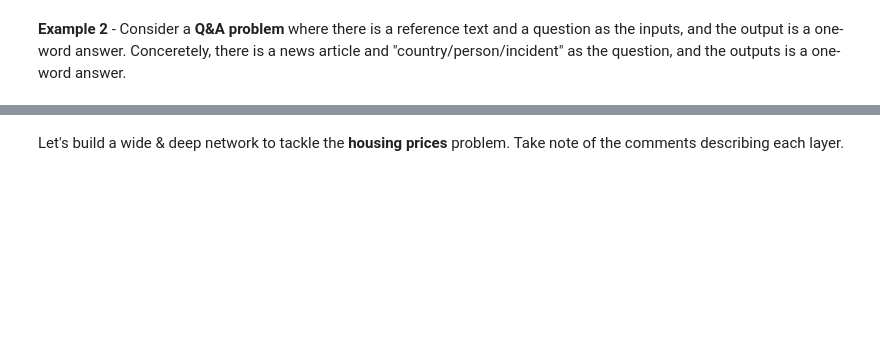
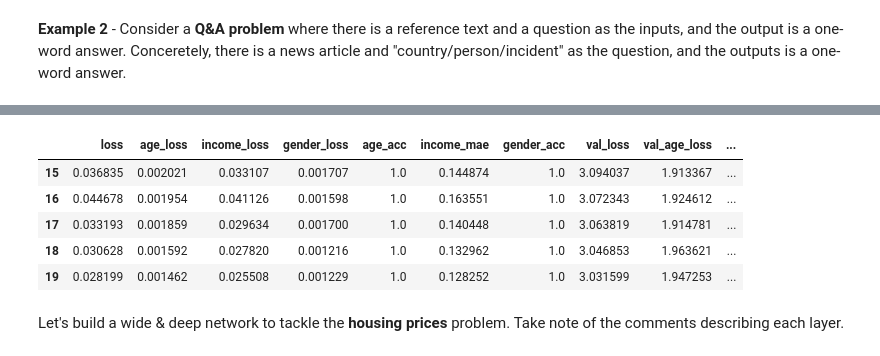
Before and after one commit to bryanblackbee/topic__deep-learning-python, a Jupyter notebook: chap07/textbook-chap-7-1.ipynb, the cells around one changed output, grey strips where cells are left out. Saved outputs shown, nothing was run; the diff lists cells and outputs as text; code cells hidden in the pictures; blank space fills up the shorter version.

```diff
--- a/chap07/textbook-chap-7-1.ipynb
+++ b/chap07/textbook-chap-7-1.ipynb
@@ -191,0 +233,36 @@ m31.fit([text_corpus, questions_corpus], answers_corpus,
+# %%
+# Model
+backend.clear_session()
+input_layer = Input(shape=(None,), dtype='int32', name='posts')
+
+embed_layer = layers.Embedding(
+    TEXT_VOCAB_SIZE, 256, input_length=text_length)(input_layer)
+stacked_layer = layers.Conv1D(16, 8, activation='relu')(embed_layer)
+stacked_layer = layers.MaxPooling1D(4)(stacked_layer)
+stacked_layer = layers.Conv1D(32, 8, activation='relu')(stacked_layer)
+stacked_layer = layers.GlobalMaxPooling1D()(stacked_layer)
+stacked_layer = layers.Dense(128, activation='relu')(stacked_layer)
+
+age_layer = layers.Dense(NUM_AGE_GROUPS,
+                         activation='softmax',
+                         name='age')(stacked_layer)
+income_layer = layers.Dense(1, name='income')(stacked_layer)
+gender_layer = layers.Dense(1, activation='sigmoid',
+                            name='gender')(stacked_layer)
+m41 = models.Model(input_layer,
+                   [age_layer,
+                       income_layer, gender_layer])
+# print(m41.summary())
+# %%
+m41.compile(optimizer='rmsprop',
+            loss={'age' : 'categorical_crossentropy',
+                  'income' : 'mse',
+                  'gender' : 'binary_crossentropy'},
+            metrics={'age' : 'acc',
+                     'income' : 'mae',
+                     'gender' : 'acc'})
+h41 = m41.fit(text_corpus,
+        {'age': age_outcomes,
+         'income' : income_outcomes,
+         'gender' : gender_outcomes},
+        epochs=20, batch_size=64, validation_split=0.25)
@@ -192,3 +287,12 @@ m31.fit([text_corpus, questions_corpus], answers_corpus,
+# %%
+display(pd.DataFrame(h41.history).tail())
+# %% [output]
+|  | loss | age_loss | income_loss | gender_loss | age_acc | income_mae | gender_acc | val_loss | val_age_loss | ... |
+| 15 | 0.036835 | 0.002021 | 0.033107 | 0.001707 | 1.0 | 0.144874 | 1.0 | 3.094037 | 1.913367 | ... |
+| 16 | 0.044678 | 0.001954 | 0.041126 | 0.001598 | 1.0 | 0.163551 | 1.0 | 3.072343 | 1.924612 | ... |
+| 17 | 0.033193 | 0.001859 | 0.029634 | 0.001700 | 1.0 | 0.140448 | 1.0 | 3.063819 | 1.914781 | ... |
+| 18 | 0.030628 | 0.001592 | 0.027820 | 0.001216 | 1.0 | 0.132962 | 1.0 | 3.046853 | 1.963621 | ... |
+| 19 | 0.028199 | 0.001462 | 0.025508 | 0.001229 | 1.0 | 0.128252 | 1.0 | 3.031599 | 1.947253 | ... |
 # %% [markdown]
 Let's build a wide & deep network to tackle the **housing prices** problem. Take note of the comments describing each layer.
 # %%
```
Also changed, not shown: parts of 14 cells of this notebook, 1 other file.
